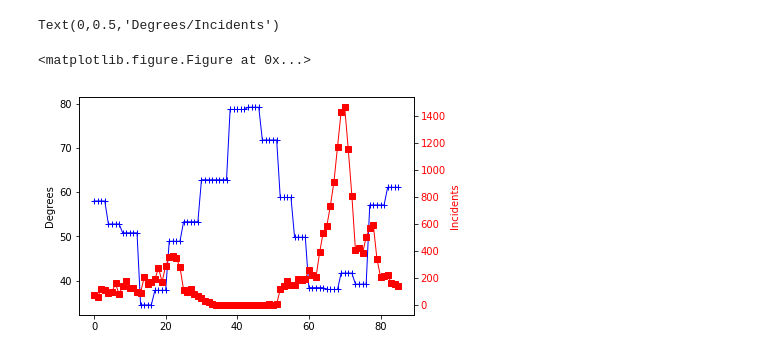
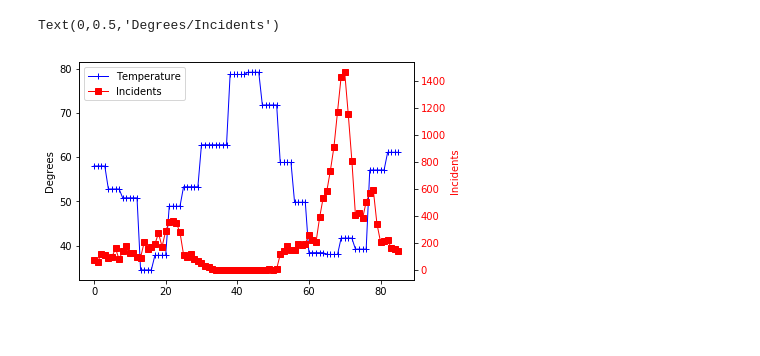
Before and after one commit to giolee88/FluTracker, a Jupyter notebook: Code/incident_vs_weather.ipynb, the cells around one changed output. Saved outputs shown, nothing was run; the diff lists cells and outputs as text; code cells hidden in the pictures.

```diff
--- a/Code/incident_vs_weather.ipynb
+++ b/Code/incident_vs_weather.ipynb
@@ -128,16 +125,16 @@ Text(0,0.5,'Degrees/Incidents')
 # %%
 fig = plt.figure()
 ax1 = fig.add_subplot(111)
 ax1.plot(x_axis, points_F, marker="+", color="blue", linewidth=1, label="Temperature")
 ax1.set_ylabel('Degrees')
 
 ax2 = ax1.twinx()
 ax2.plot(x_axis, inc_vol, marker="s", color="Red", linewidth=1, label="Incidents")
 ax2.set_ylabel('Incidents', color='r')
 for tl in ax2.get_yticklabels():
     tl.set_color('r')
-plt.savefig('Incident_Weather2scales.png')
+plt.legend(handles=[temperature, incidents], loc="best")
+#plt.savefig('Incident_Weather2scales.png')
 plt.show()
 # %% [output]
-<matplotlib.figure.Figure at 0x...>
-[figure, old version]
+[figure, new version]
```
Also changed, not shown: parts of 1 cell of this notebook, 1 other file.
